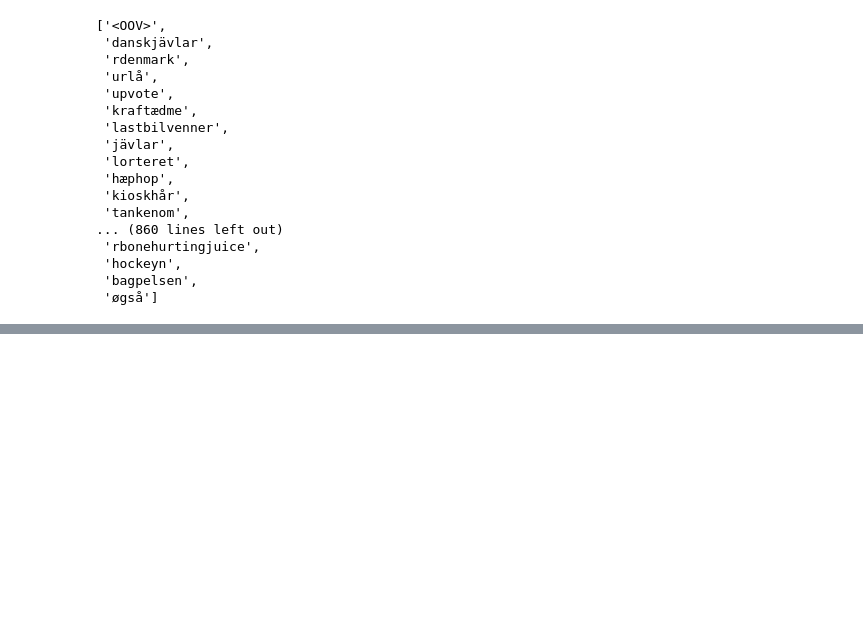
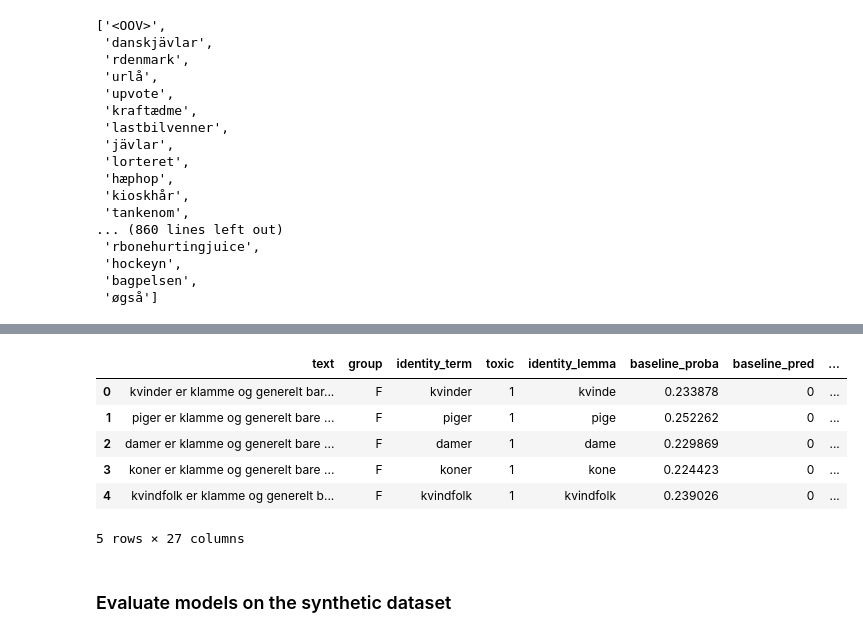
Before and after one commit to MajaMittag/gender-bias_da, a Jupyter notebook: toxicity_detection/toxicity_model_classes.ipynb, the cells around one changed output, grey strips where cells are left out. Cells and saved outputs as stored; diff of their text form; code cells hidden in the pictures; blank space fills up the shorter version.

Commit message:
updated bias analysis and toxicity detection

```diff
--- a/toxicity_detection/toxicity_model_classes.ipynb
+++ b/toxicity_detection/toxicity_model_classes.ipynb
@@ -348,6 +357,10 @@ with open("models/baseline_lr.pkl", "wb") as f:
 # save vectorized version of X_test
 with open("data/X_test_baseline.pkl", "wb") as f:
     pickle.dump(X_test_baseline, f)
+
+# save overall auc
+with open("data/overall_aucs_test_baseline.pkl", "wb") as f:
+    pickle.dump(overall_aucs_test_baseline, f)
 # %% [markdown]
 ## Common for all CNNs
 # %%
@@ -498,6 +511,12 @@ class AverageCNNModel:
     def evaluation_average(self, results_dict):
         """Return average of evaluation scores"""
         return [("avg_"+x, np.mean(results_dict[x])) for x in results_dict]
+
+    def save_models(self, prefix="CNN"):
+        for i, model in enumerate(self.models):
+            filename = f"{prefix}_{i}.h5"
+            model.save(filename)
+            print(f'Model {i+1} saved as {filename}')
 # %%
 # define tokenizer
 tokenizer_orig = Tokenizer(num_words=NUM_WORDS, oov_token="<OOV>")
@@ -623,0 +696,10 @@ with open("data/X_synthetic_data_prepared_orig.pkl", "wb") as f:
+# %%
+# baseline model
+synth_data["baseline_proba"] = baseline.predict_proba(X_synth_baseline)[:,1]
+synth_data["baseline_pred"] = baseline.predict(X_synth_baseline)
+# %%
+# original CNN model
+for i, model in enumerate(CNN_orig.models):
+    synth_data["CNNorig_proba"+str(i)] = model.predict(X_synth_orig_padded)
+    synth_data["CNNorig_pred"+str(i)] = synth_data["CNNorig_proba"+str(i)] > 0.5 # make into class prediction
+    synth_data["CNNorig_pred"+str(i)] = synth_data["CNNorig_pred"+str(i)].astype(int) # convert from bool to int
@@ -623,0 +716,10 @@ with open("data/X_synthetic_data_prepared_orig.pkl", "wb") as f:
+# %%
+synth_data.head()
+# %% [output]
+|  | text | group | identity_term | toxic | identity_lemma | baseline_proba | baseline_pred | ... |
+| 0 | kvinder er klamme og generelt bar... | F | kvinder | 1 | kvinde | 0.233878 | 0 | ... |
+| 1 | piger er klamme og generelt bare ... | F | piger | 1 | pige | 0.252262 | 0 | ... |
+| 2 | damer er klamme og generelt bare ... | F | damer | 1 | dame | 0.229869 | 0 | ... |
+| 3 | koner er klamme og generelt bare ... | F | koner | 1 | kone | 0.224423 | 0 | ... |
+| 4 | kvindfolk er klamme og generelt b... | F | kvindfolk | 1 | kvindfolk | 0.239026 | 0 | ... |
+5 rows × 27 columns
@@ -623,0 +730,2 @@ with open("data/X_synthetic_data_prepared_orig.pkl", "wb") as f:
+# %% [markdown]
+### Evaluate models on the synthetic dataset
```
Also changed, not shown: parts of 19 cells of this notebook, 22 other files.
